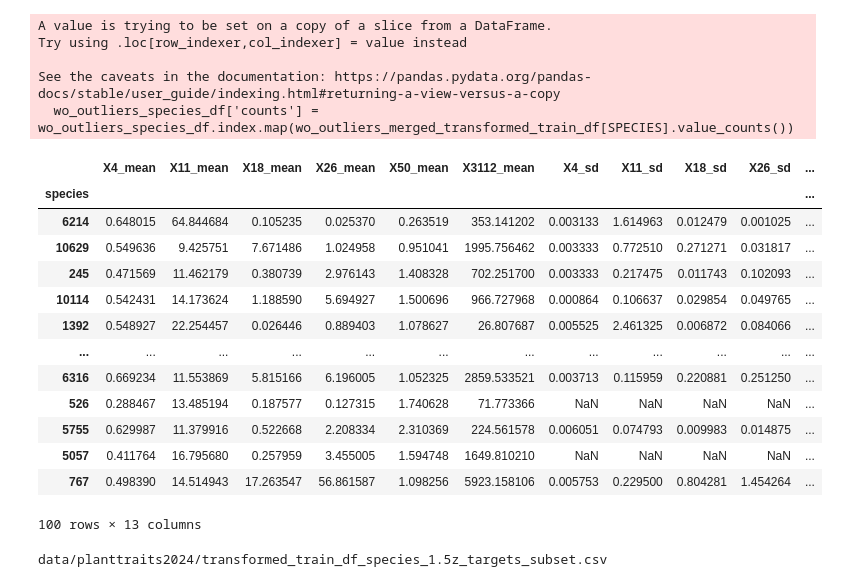
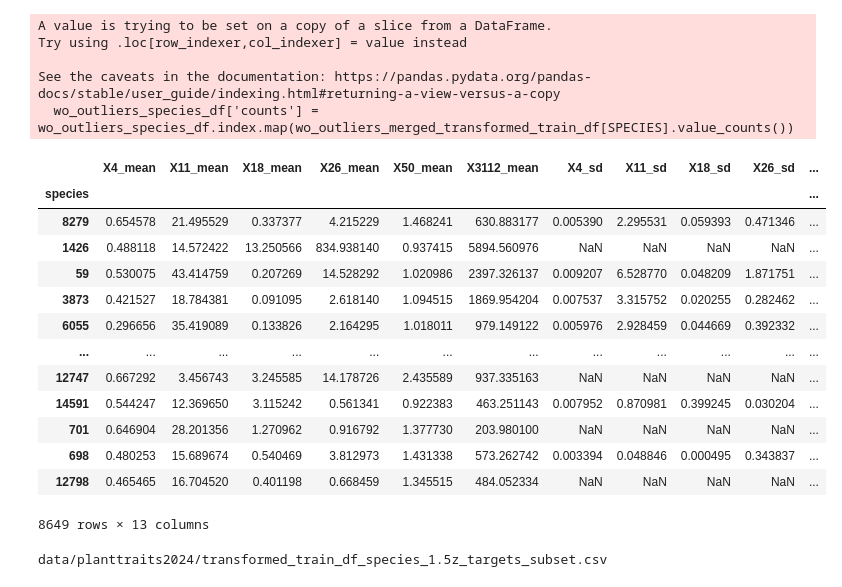
Before and after one commit to asmerlinsky/plant-traits, a Jupyter notebook: notebooks/preprocess_species.ipynb, the cells around one changed output. Cells and saved outputs as stored; diff of their text form; code cells hidden in the pictures.

```diff
--- a/notebooks/preprocess_species.ipynb
+++ b/notebooks/preprocess_species.ipynb
@@ -349,21 +307,23 @@ Try using .loc[row_indexer,col_indexer] = value instead
 See the caveats in the documentation: https://pandas.pydata.org/pandas-docs/stable/user_guide/indexing.html#returning-a-view-versus-a-copy
   wo_outliers_species_df['counts'] = wo_outliers_species_df.index.map(wo_outliers_merged_transformed_train_df[SPECIES].value_counts())
 # %%
-species_subset = wo_outliers_merged_transformed_train_df[SPECIES].value_counts()[wo_outliers_merged_transformed_train_df[SPECIES].value_counts()>7].sample(100).index
+#Getting a subset of species for testing the models base on having at least three different images for the plant
+
+species_subset = wo_outliers_merged_transformed_train_df[SPECIES].value_counts()[wo_outliers_merged_transformed_train_df[SPECIES].value_counts()>=3].index
 wo_outliers_species_df.loc[species_subset]
 # %% [output]
 |  | X4_mean | X11_mean | X18_mean | X26_mean | X50_mean | X3112_mean | X4_sd | X11_sd | X18_sd | X26_sd | ... |
 | species |  |  |  |  |  |  |  |  |  |  | ... |
-| 6214 | 0.648015 | 64.844684 | 0.105235 | 0.025370 | 0.263519 | 353.141202 | 0.003133 | 1.614963 | 0.012479 | 0.001025 | ... |
-| 10629 | 0.549636 | 9.425751 | 7.671486 | 1.024958 | 0.951041 | 1995.756462 | 0.003333 | 0.772510 | 0.271271 | 0.031817 | ... |
-| 245 | 0.471569 | 11.462179 | 0.380739 | 2.976143 | 1.408328 | 702.251700 | 0.003333 | 0.217475 | 0.011743 | 0.102093 | ... |
-| 10114 | 0.542431 | 14.173624 | 1.188590 | 5.694927 | 1.500696 | 966.727968 | 0.000864 | 0.106637 | 0.029854 | 0.049765 | ... |
-| 1392 | 0.548927 | 22.254457 | 0.026446 | 0.889403 | 1.078627 | 26.807687 | 0.005525 | 2.461325 | 0.006872 | 0.084066 | ... |
+| 8279 | 0.654578 | 21.495529 | 0.337377 | 4.215229 | 1.468241 | 630.883177 | 0.005390 | 2.295531 | 0.059393 | 0.471346 | ... |
+| 1426 | 0.488118 | 14.572422 | 13.250566 | 834.938140 | 0.937415 | 5894.560976 | NaN | NaN | NaN | NaN | ... |
+| 59 | 0.530075 | 43.414759 | 0.207269 | 14.528292 | 1.020986 | 2397.326137 | 0.009207 | 6.528770 | 0.048209 | 1.871751 | ... |
+| 3873 | 0.421527 | 18.784381 | 0.091095 | 2.618140 | 1.094515 | 1869.954204 | 0.007537 | 3.315752 | 0.020255 | 0.282462 | ... |
+| 6055 | 0.296656 | 35.419089 | 0.133826 | 2.164295 | 1.018011 | 979.149122 | 0.005976 | 2.928459 | 0.044669 | 0.392332 | ... |
 | ... | ... | ... | ... | ... | ... | ... | ... | ... | ... | ... | ... |
-| 6316 | 0.669234 | 11.553869 | 5.815166 | 6.196005 | 1.052325 | 2859.533521 | 0.003713 | 0.115959 | 0.220881 | 0.251250 | ... |
-| 526 | 0.288467 | 13.485194 | 0.187577 | 0.127315 | 1.740628 | 71.773366 | NaN | NaN | NaN | NaN | ... |
-| 5755 | 0.629987 | 11.379916 | 0.522668 | 2.208334 | 2.310369 | 224.561578 | 0.006051 | 0.074793 | 0.009983 | 0.014875 | ... |
-| 5057 | 0.411764 | 16.795680 | 0.257959 | 3.455005 | 1.594748 | 1649.810210 | NaN | NaN | NaN | NaN | ... |
-| 767 | 0.498390 | 14.514943 | 17.263547 | 56.861587 | 1.098256 | 5923.158106 | 0.005753 | 0.229500 | 0.804281 | 1.454264 | ... |
+| 12747 | 0.667292 | 3.456743 | 3.245585 | 14.178726 | 2.435589 | 937.335163 | NaN | NaN | NaN | NaN | ... |
+| 14591 | 0.544247 | 12.369650 | 3.115242 | 0.561341 | 0.922383 | 463.251143 | 0.007952 | 0.870981 | 0.399245 | 0.030204 | ... |
+| 701 | 0.646904 | 28.201356 | 1.270962 | 0.916792 | 1.377730 | 203.980100 | NaN | NaN | NaN | NaN | ... |
+| 698 | 0.480253 | 15.689674 | 0.540469 | 3.812973 | 1.431338 | 573.262742 | 0.003394 | 0.048846 | 0.000495 | 0.343837 | ... |
+| 12798 | 0.465465 | 16.704520 | 0.401198 | 0.668459 | 1.345515 | 484.052334 | NaN | NaN | NaN | NaN | ... |
-100 rows × 13 columns
+8649 rows × 13 columns
 # %%
```
Also changed, not shown: parts of 17 cells of this notebook.
